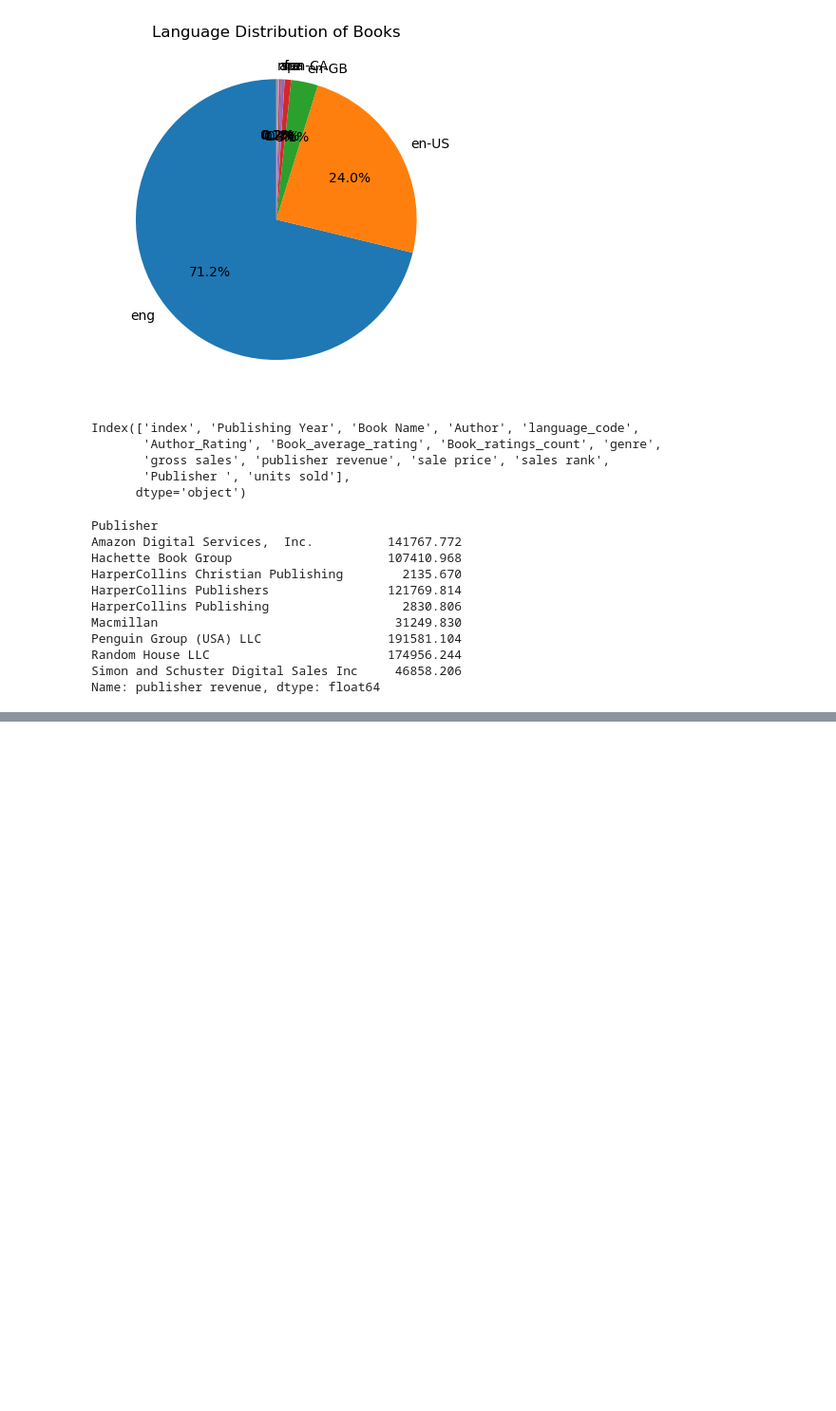
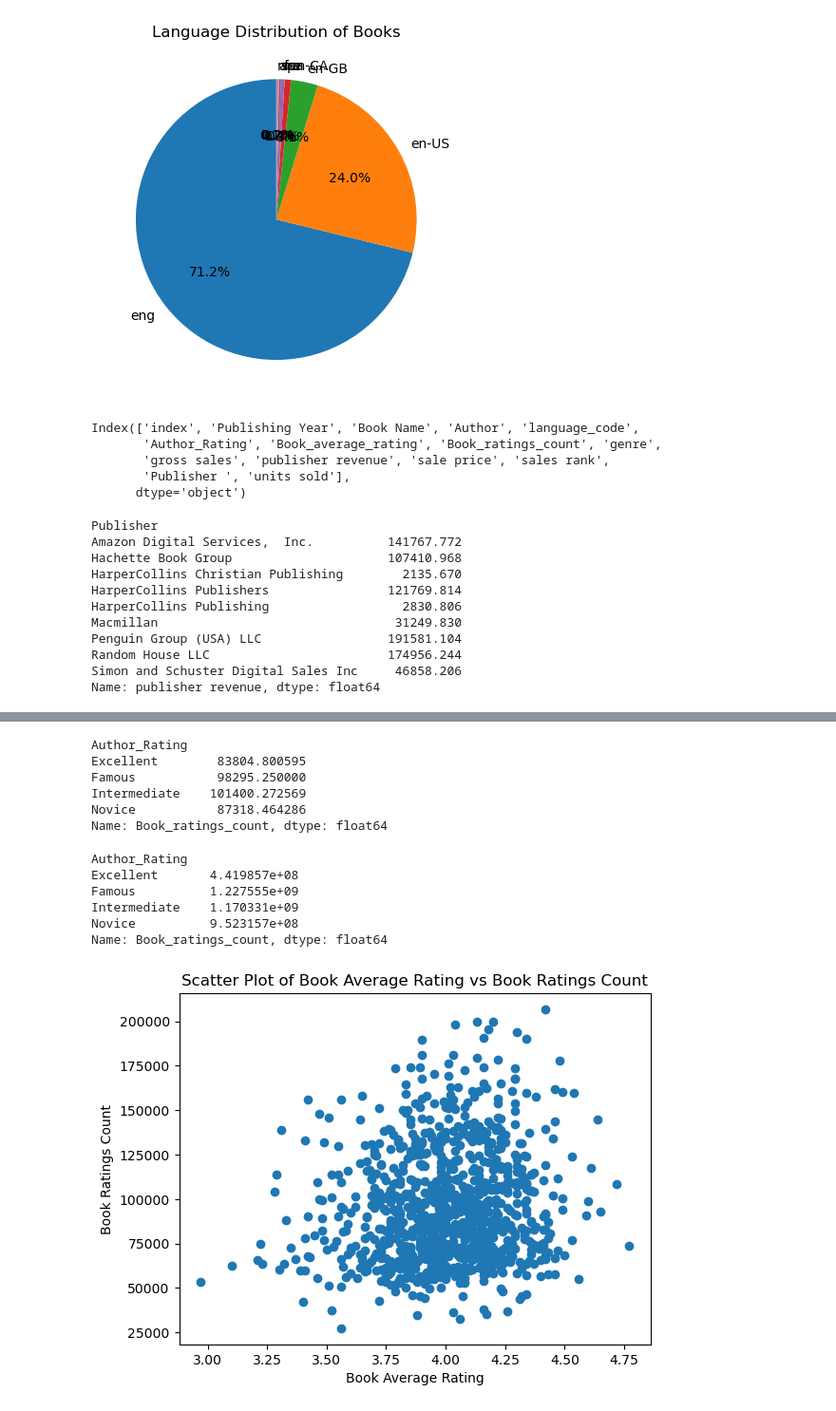
Before and after one commit to novicecoder205/Book-Sale-Data-Analyst-Project, a Jupyter notebook: Data Analyst Project.ipynb, the cells around one changed output, grey strips where cells are left out. Shown at 95% size. Saved outputs shown, nothing was run; the diff lists cells and outputs as text; code cells hidden in the pictures; blank space fills up the shorter version.

```diff
--- a/Data Analyst Project.ipynb
+++ b/Data Analyst Project.ipynb
@@ -224,0 +247,26 @@ Name: publisher revenue, dtype: float64
+# %%
+df.groupby("Author_Rating")["Book_ratings_count"].mean()
+# %% [output]
+Author_Rating
+Excellent        83804.800595
+Famous           98295.250000
+Intermediate    101400.272569
+Novice           87318.464286
+Name: Book_ratings_count, dtype: float64
+# %%
+df.groupby("Author_Rating")["Book_ratings_count"].var()
+# %% [output]
+Author_Rating
+Excellent       4.419857e+08
+Famous          1.227555e+09
+Intermediate    1.170331e+09
+Novice          9.523157e+08
+Name: Book_ratings_count, dtype: float64
+# %%
+plt.scatter(df["Book_average_rating"],df["Book_ratings_count"])
+plt.xlabel("Book Average Rating")
+plt.ylabel("Book Ratings Count")
+plt.title("Scatter Plot of Book Average Rating vs Book Ratings Count")
+plt.show()
+# %% [output]
+[figure, added]
```
Also changed, not shown: parts of 4 cells of this notebook.
